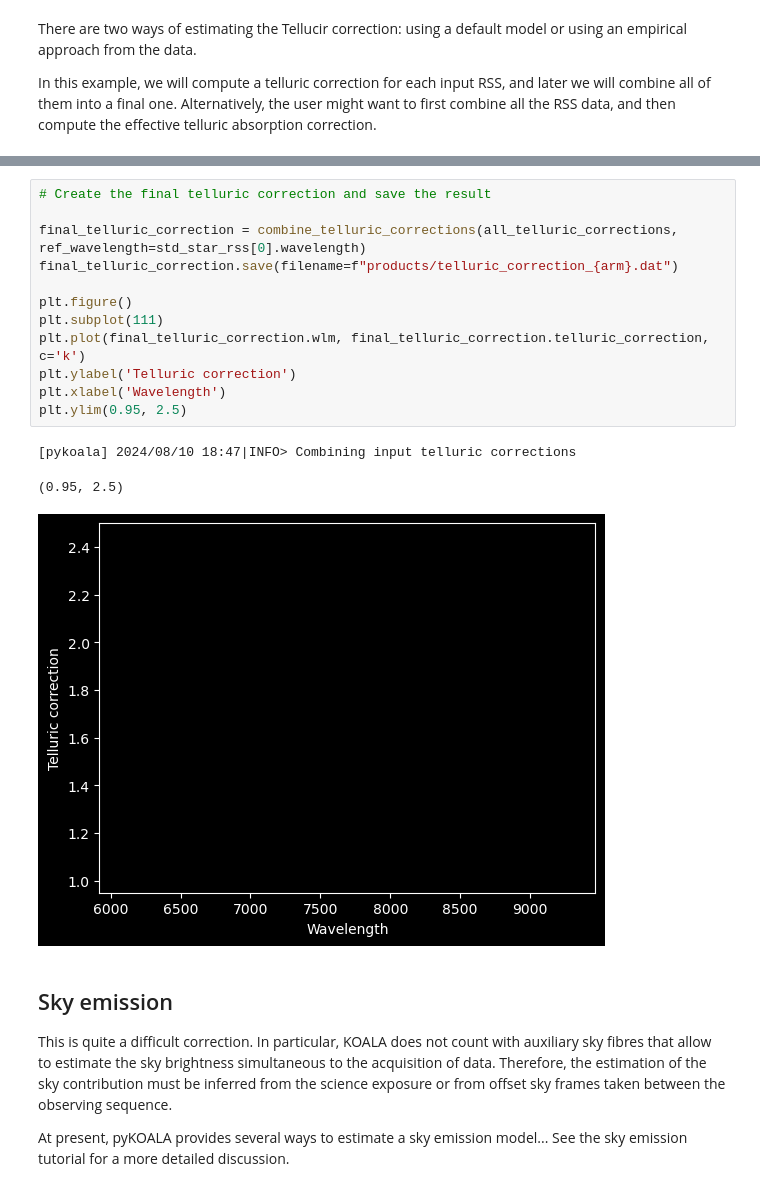
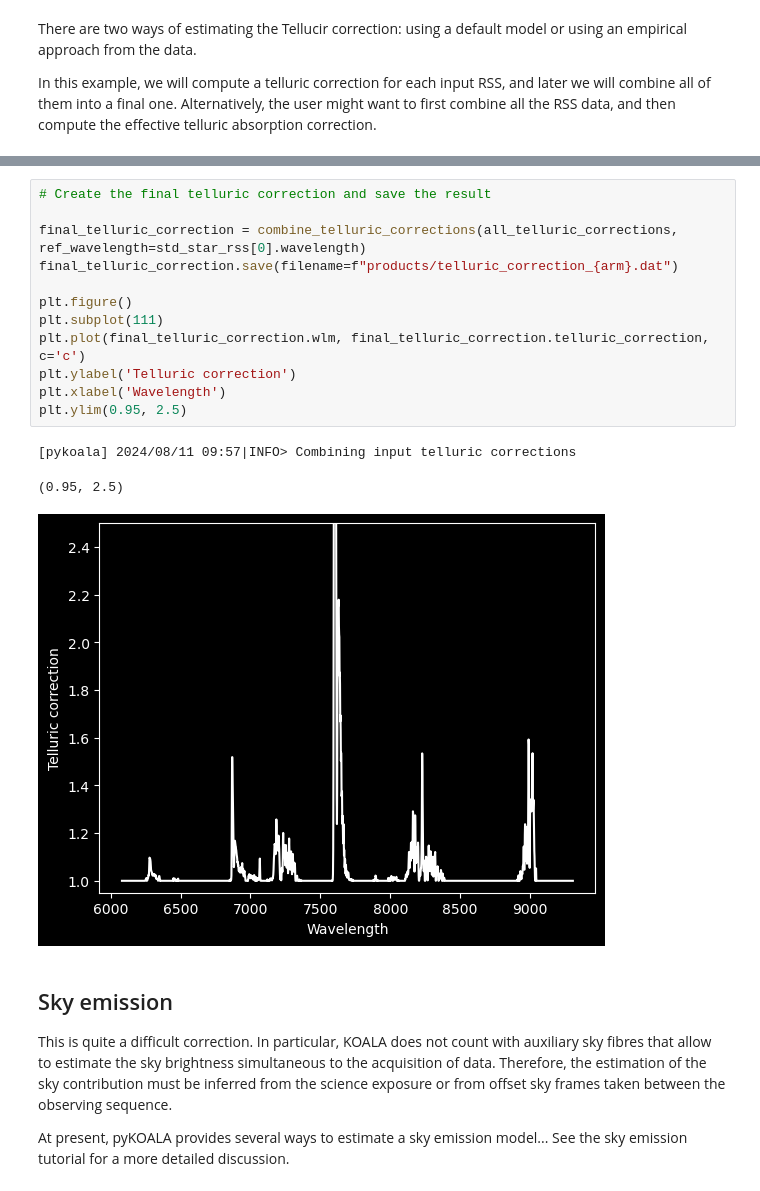
Before and after one commit to pykoala/pykoala, a Jupyter notebook: tutorials/reduction_sequence_std_stars.ipynb, the cells around one changed output, grey strips where cells are left out. Cells and saved outputs as stored; diff of their text form.

Commit message:
correct plot in tutorial

```diff
--- a/tutorials/reduction_sequence_std_stars.ipynb
+++ b/tutorials/reduction_sequence_std_stars.ipynb
@@ -173,19 +173,19 @@ for i in range(len(std_star_rss)):
 # %%
 # Create the final telluric correction and save the result
 
 final_telluric_correction = combine_telluric_corrections(all_telluric_corrections, ref_wavelength=std_star_rss[0].wavelength)
 final_telluric_correction.save(filename=f"products/telluric_correction_{arm}.dat")
 
 plt.figure()
 plt.subplot(111)
-plt.plot(final_telluric_correction.wlm, final_telluric_correction.telluric_correction, c='k')
+plt.plot(final_telluric_correction.wlm, final_telluric_correction.telluric_correction, c='c')
 plt.ylabel('Telluric correction')
 plt.xlabel('Wavelength')
 plt.ylim(0.95, 2.5)
 # %% [output]
-[pykoala] 2024/08/10 18:47|INFO> Combining input telluric corrections
+[pykoala] 2024/08/11 09:57|INFO> Combining input telluric corrections
 (0.95, 2.5)
-[figure, old version]
+[figure, new version]
 # %% [markdown]
 ## Sky emission
 
```
Also changed, not shown: parts of 14 cells of this notebook.
